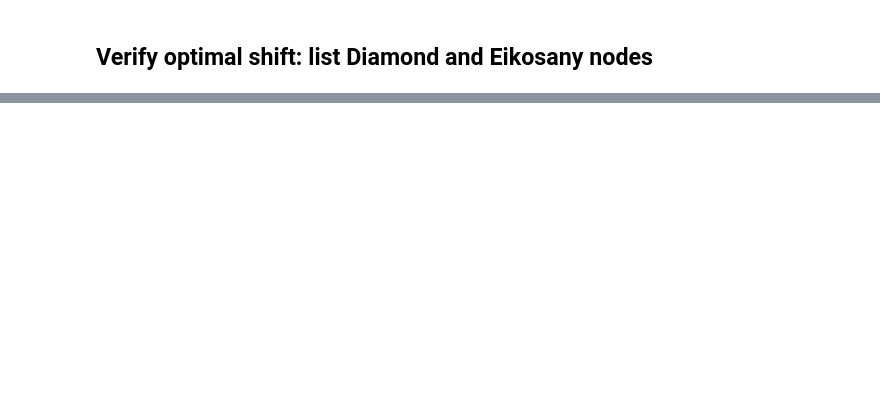
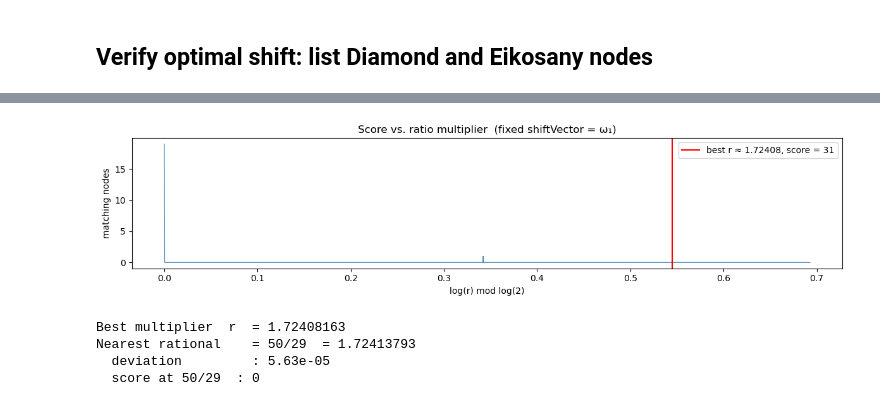
Before and after one commit to armandjbeaudoin/JI_tiling, a Jupyter notebook: notebooks/combined_optimization.ipynb, the cells around one changed output, grey strips where cells are left out. Saved outputs shown, nothing was run; the diff lists cells and outputs as text; code cells hidden in the pictures; blank space fills up the shorter version.

```diff
--- a/notebooks/combined_optimization.ipynb
+++ b/notebooks/combined_optimization.ipynb
@@ -93,7 +93,7 @@ eiko_float = np.array(eiko_float)
 target_log_norm = np.unique(
     np.concatenate([np.log(diamond_float), np.log(eiko_float)]) % log2
 )
-target_log_norm = np.log(diamond_float) % log2  # to optimize based on just hexadic diamond
+# target_log_norm = np.log(diamond_float) % log2  # to optimize based on just hexadic diamond
 
 print(f'Diamond target values  : {len(diamond_float)}')
 print(f'Eikosany target values : {len(eiko_float)}')
@@ -326,0 +363,26 @@ Eikosany nodes: 16
+# %%
+def score_ratio(log_r):
+    """Count tiling nodes whose ratio × r lands in Diamond or Eikosany."""
+    shifted = (log_norm_fixed + log_r) % log2          # (N,)
+    diffs   = np.abs(shifted[:, None] - target_log_norm[None, :])
+    diffs   = np.minimum(diffs, log2 - diffs)           # wraparound on circle
+    return int((diffs.min(axis=1) < 1e-7).sum())
+# %%
+# Analytic enumeration: every candidate optimal shift is (t_j - log_norm_i) % log2
+candidates = ((target_log_norm[None, :] - log_norm_fixed[:, None]) % log2).ravel()
+candidates = np.unique(np.round(candidates, decimals=10))
+
+scores_cand = np.array([score_ratio(c) for c in candidates])
+
+best_idx   = np.argmax(scores_cand)
+best_log_r = candidates[best_idx]
+best_score = scores_cand[best_idx]
+best_r     = np.exp(best_log_r)
+
+print(f'Candidates evaluated : {len(candidates)}')
+print(f'Best score           : {best_score} nodes')
+print(f'Best multiplier r    = {best_r:.8f}')
+print(f'  (log_r             = {best_log_r:.8f})')
+print(f'\nAll shifts achieving best score:')
+for c in candidates[scores_cand == best_score]:
+    print(f'  r = {np.exp(c):.8f}  (log_r = {c:.8f})')
@@ -326,0 +397,34 @@ Eikosany nodes: 16
+# %%
+# Score landscape: coarse grid for visualisation
+log_r_grid    = np.linspace(0, log2, 2000, endpoint=False)
+scores_grid   = np.array([score_ratio(x) for x in log_r_grid])
+
+fig, ax = plt.subplots(figsize=(12, 3))
+ax.plot(log_r_grid, scores_grid, lw=0.8, color='steelblue')
+for c in candidates[scores_cand == best_score]:
+    ax.axvline(c, color='red', lw=1.2, alpha=0.7)
+ax.axvline(best_log_r, color='red', lw=1.5,
+           label=f'best r ≈ {best_r:.5f}, score = {best_score}')
+ax.set_xlabel('log(r) mod log(2)')
+ax.set_ylabel('matching nodes')
+ax.set_title('Score vs. ratio multiplier  (fixed shiftVector = ω₁)')
+ax.legend()
+plt.tight_layout()
+plt.show()
+# %% [output]
+[figure, added]
+# %%
+from fractions import Fraction
+
+frac     = Fraction(best_r).limit_denominator(100)
+log_r_frac = np.log(float(frac)) % log2
+
+print(f'Best multiplier  r  = {best_r:.8f}')
+print(f'Nearest rational    = {frac}  = {float(frac):.8f}')
+print(f'  deviation         : {abs(float(frac) - best_r):.2e}')
+print(f'  score at {frac}  : {score_ratio(log_r_frac)}')
+# %% [output]
+Best multiplier  r  = 1.72408163
+Nearest rational    = 50/29  = 1.72413793
+  deviation         : 5.63e-05
+  score at 50/29  : 0
```
Also changed, not shown: parts of 11 cells of this notebook, 6 other files.
